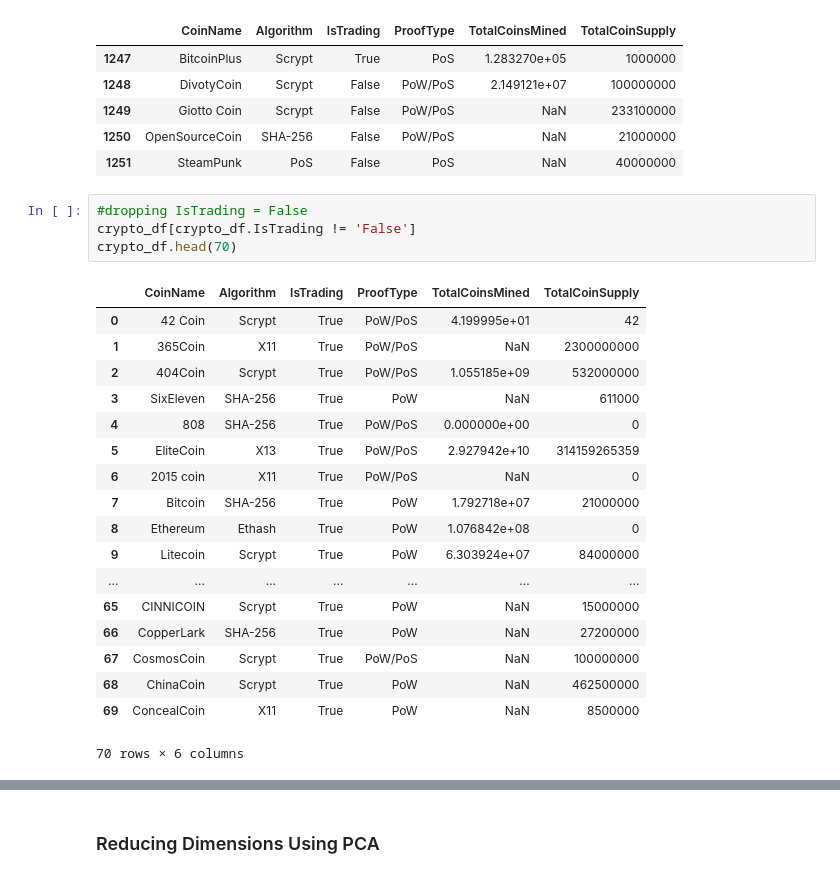
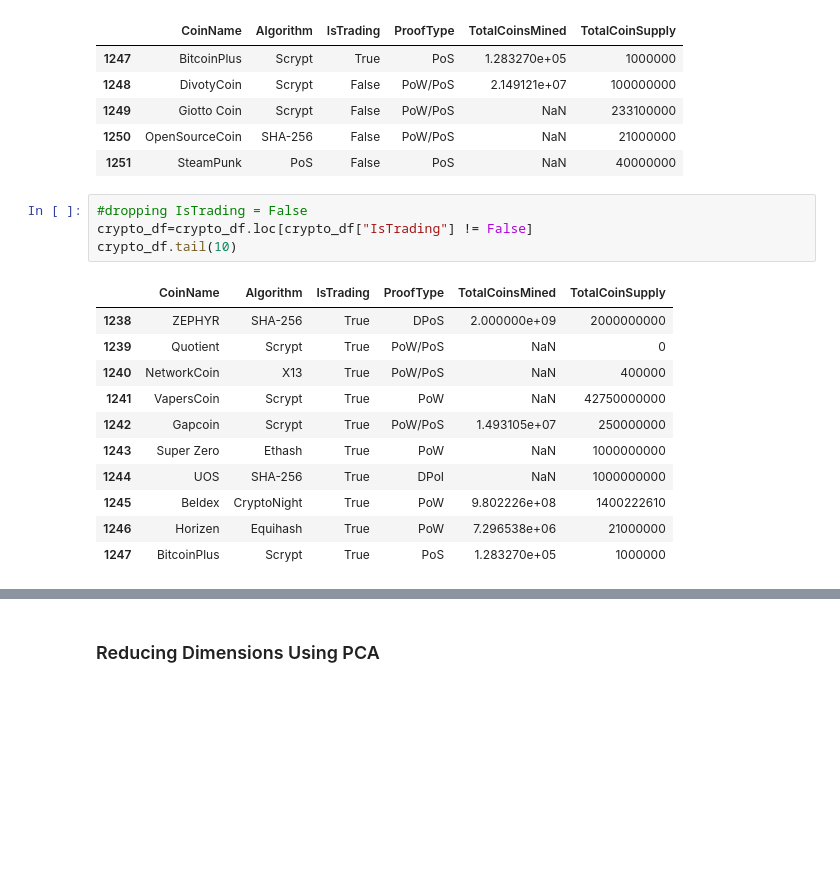
Before and after one commit to ColinNeagle/AWS_HW, a Jupyter notebook: 13-AWS-Lex/Instructions/Starter_Files/crypto_clustering.ipynb, the cells around one changed output, grey strips where cells are left out. Drawn from its saved outputs; the diff is of its cells as text; blank space fills up the shorter version.

```diff
--- a/13-AWS-Lex/Instructions/Starter_Files/crypto_clustering.ipynb
+++ b/13-AWS-Lex/Instructions/Starter_Files/crypto_clustering.ipynb
@@ -64,27 +64,20 @@ crypto_df.tail()
 | 1251 | SteamPunk | PoS | False | PoS | NaN | 40000000 |
 # %%
 #dropping IsTrading = False
-crypto_df[crypto_df.IsTrading != 'False']
-crypto_df.head(70)
+crypto_df=crypto_df.loc[crypto_df["IsTrading"] != False]
+crypto_df.tail(10)
 # %% [output]
 |  | CoinName | Algorithm | IsTrading | ProofType | TotalCoinsMined | TotalCoinSupply |
-| 0 | 42 Coin | Scrypt | True | PoW/PoS | 4.199995e+01 | 42 |
-| 1 | 365Coin | X11 | True | PoW/PoS | NaN | 2300000000 |
-| 2 | 404Coin | Scrypt | True | PoW/PoS | 1.055185e+09 | 532000000 |
-| 3 | SixEleven | SHA-256 | True | PoW | NaN | 611000 |
-| 4 | 808 | SHA-256 | True | PoW/PoS | 0.000000e+00 | 0 |
-| 5 | EliteCoin | X13 | True | PoW/PoS | 2.927942e+10 | 314159265359 |
-| 6 | 2015 coin | X11 | True | PoW/PoS | NaN | 0 |
-| 7 | Bitcoin | SHA-256 | True | PoW | 1.792718e+07 | 21000000 |
-| 8 | Ethereum | Ethash | True | PoW | 1.076842e+08 | 0 |
-| 9 | Litecoin | Scrypt | True | PoW | 6.303924e+07 | 84000000 |
-| ... | ... | ... | ... | ... | ... | ... |
-| 65 | CINNICOIN | Scrypt | True | PoW | NaN | 15000000 |
-| 66 | CopperLark | SHA-256 | True | PoW | NaN | 27200000 |
-| 67 | CosmosCoin | Scrypt | True | PoW/PoS | NaN | 100000000 |
-| 68 | ChinaCoin | Scrypt | True | PoW | NaN | 462500000 |
-| 69 | ConcealCoin | X11 | True | PoW | NaN | 8500000 |
+| 1238 | ZEPHYR | SHA-256 | True | DPoS | 2.000000e+09 | 2000000000 |
+| 1239 | Quotient | Scrypt | True | PoW/PoS | NaN | 0 |
+| 1240 | NetworkCoin | X13 | True | PoW/PoS | NaN | 400000 |
+| 1241 | VapersCoin | Scrypt | True | PoW | NaN | 42750000000 |
+| 1242 | Gapcoin | Scrypt | True | PoW/PoS | 1.493105e+07 | 250000000 |
+| 1243 | Super Zero | Ethash | True | PoW | NaN | 1000000000 |
+| 1244 | UOS | SHA-256 | True | DPoI | NaN | 1000000000 |
+| 1245 | Beldex | CryptoNight | True | PoW | 9.802226e+08 | 1400222610 |
+| 1246 | Horizen | Equihash | True | PoW | 7.296538e+06 | 21000000 |
+| 1247 | BitcoinPlus | Scrypt | True | PoS | 1.283270e+05 | 1000000 |
-70 rows × 6 columns
 # %%
 # Keep only cryptocurrencies that are trading
 #crypto_df.drop(columns=["IsTrading"], inplace=False)
```
Also changed, not shown: parts of 25 cells of this notebook.
